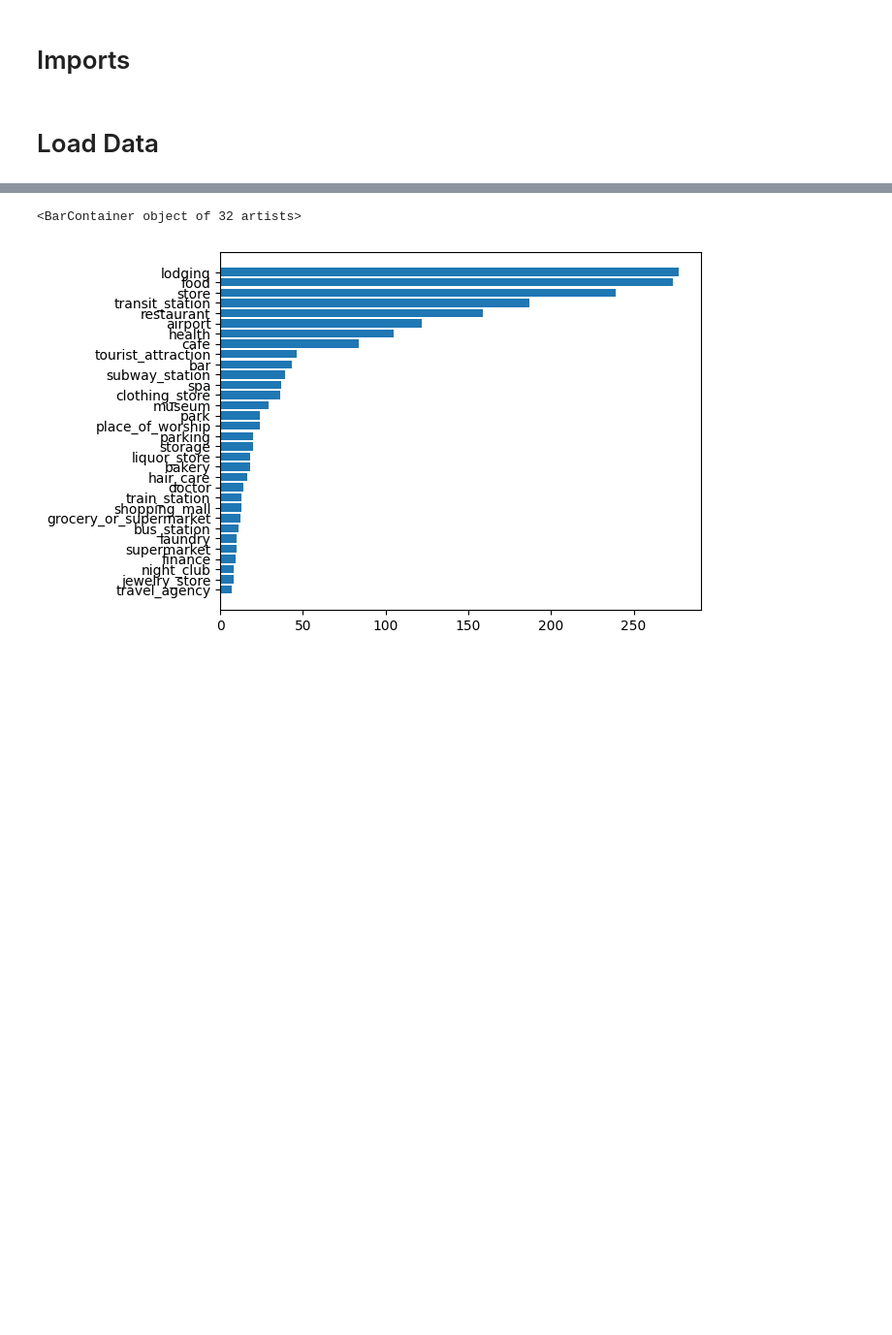
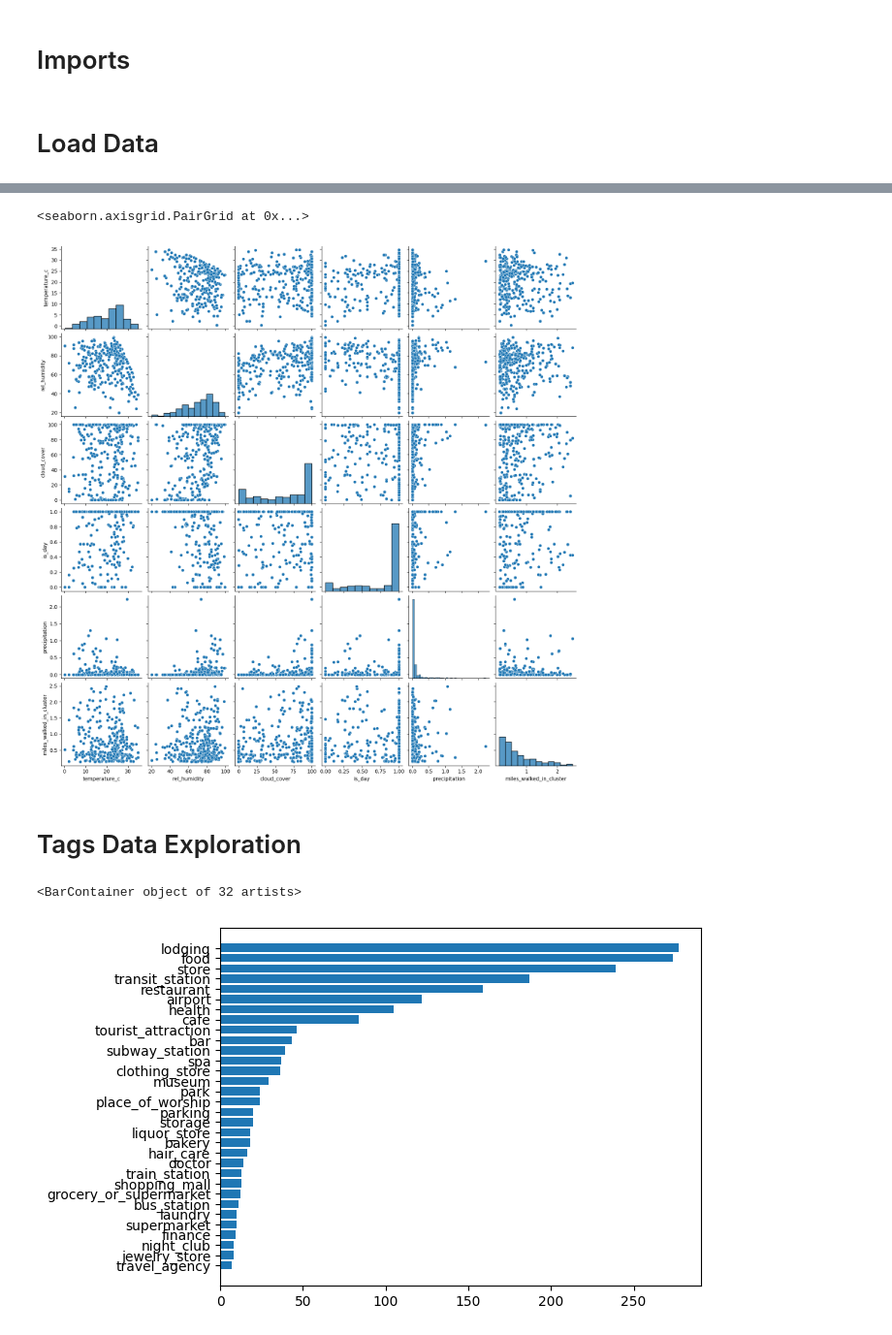
Before and after one commit to johnryanmcnally/tile_tracker_pipeline, a Jupyter notebook: model_scripts/model_exploration.ipynb, the cells around one changed output, grey strips where cells are left out. Shown at 97% size. Drawn from its saved outputs; the diff is of its cells as text; code cells hidden in the pictures; blank space fills up the shorter version.

```diff
--- a/model_scripts/model_exploration.ipynb
+++ b/model_scripts/model_exploration.ipynb
@@ -62,0 +87,10 @@ tagsdf
+# %%
+lowq = df['miles_walked_in_cluster'].quantile(.25)
+highq = df['miles_walked_in_cluster'].quantile(.9)
+print(f"Including data between {lowq:.2f} and {highq:.2f} miles walked")
+cdf = df[(df[cluster_label]>=0) & (df['miles_walked_in_cluster'].between(lowq,highq))].copy()
+X = cdf[['temperature_c','rel_humidity','cloud_cover','is_day','precipitation']]
+y = cdf['miles_walked_in_cluster']
+scaler = StandardScaler()
+X = pd.DataFrame(scaler.fit_transform(X))
+X.corrwith(y)
@@ -63 +105,8 @@ tagsdf
+# %%
+sns.pairplot(cdf[['temperature_c','rel_humidity','cloud_cover','is_day','precipitation','miles_walked_in_cluster']])
+# %% [output]
+<seaborn.axisgrid.PairGrid at 0x...>
+[figure, added]
+# %% [markdown]
+# Tags Data Exploration
 # %%
```
Also changed, not shown: parts of 13 cells of this notebook, 3 other files.
